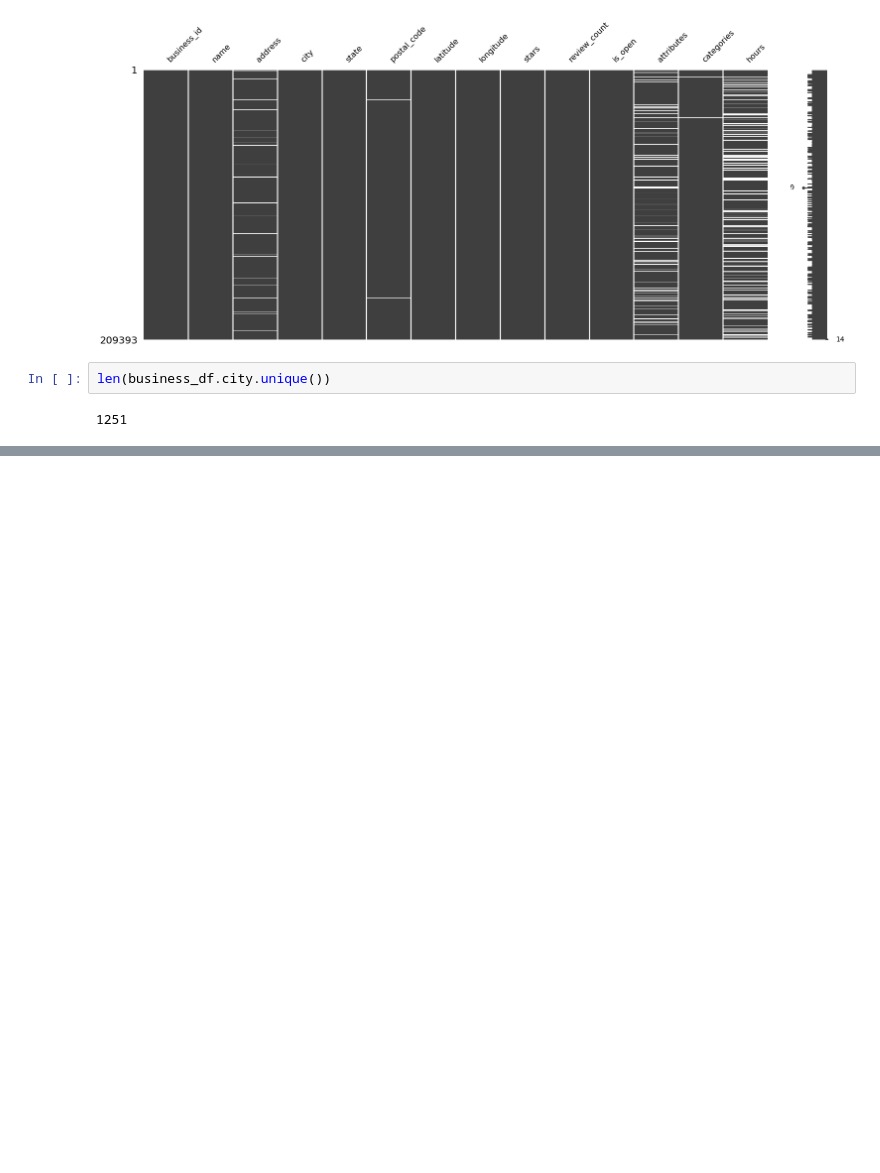
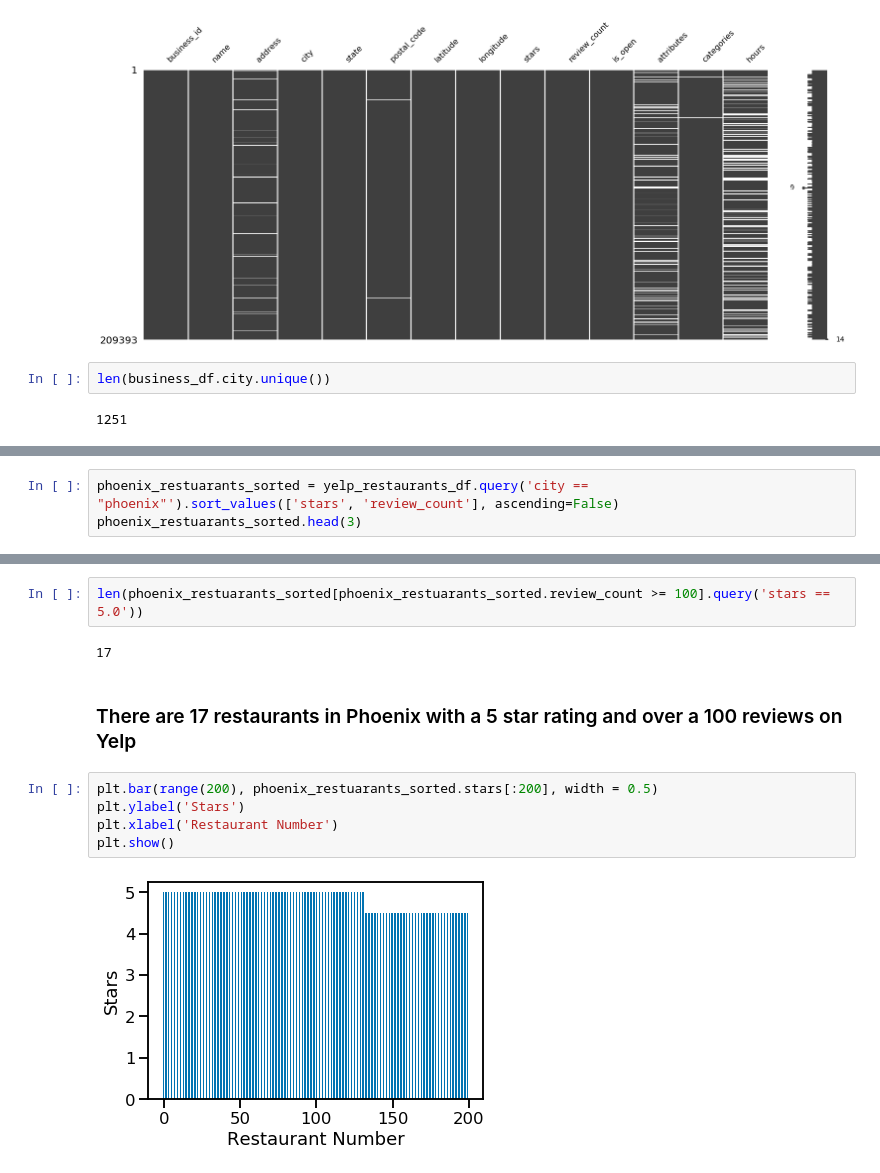
Before and after one commit to akhilesh-somani/Restaurant_Recommendation_System, a Jupyter notebook: Akhilesh.ipynb, the cells around one changed output, grey strips where cells are left out. Cells and saved outputs as stored; diff of their text form; blank space fills up the shorter version.

```diff
--- a/Akhilesh.ipynb
+++ b/Akhilesh.ipynb
@@ -154,0 +245,3 @@ Name: business_id, Length: 1250, dtype: int64
+# %%
+phoenix_restuarants_sorted = yelp_restaurants_df.query('city == "phoenix"').sort_values(['stars', 'review_count'], ascending=False)
+phoenix_restuarants_sorted.head(3)
@@ -154,0 +253,13 @@ Name: business_id, Length: 1250, dtype: int64
+# %%
+len(phoenix_restuarants_sorted[phoenix_restuarants_sorted.review_count >= 100].query('stars == 5.0'))
+# %% [output]
+17
+# %% [markdown]
+### There are 17 restaurants in Phoenix with a 5 star rating and over a 100 reviews on Yelp
+# %%
+plt.bar(range(200), phoenix_restuarants_sorted.stars[:200], width = 0.5)
+plt.ylabel('Stars')
+plt.xlabel('Restaurant Number')
+plt.show()
+# %% [output]
+[figure, added]
```
Also changed, not shown: parts of 25 cells of this notebook.
